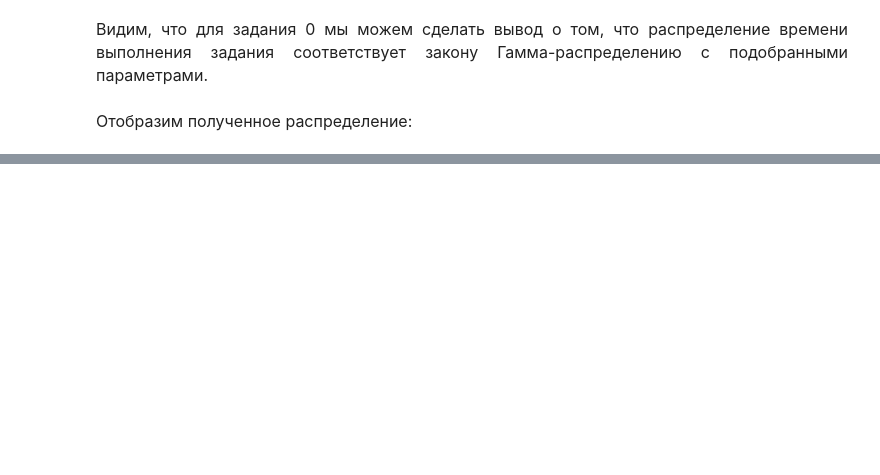
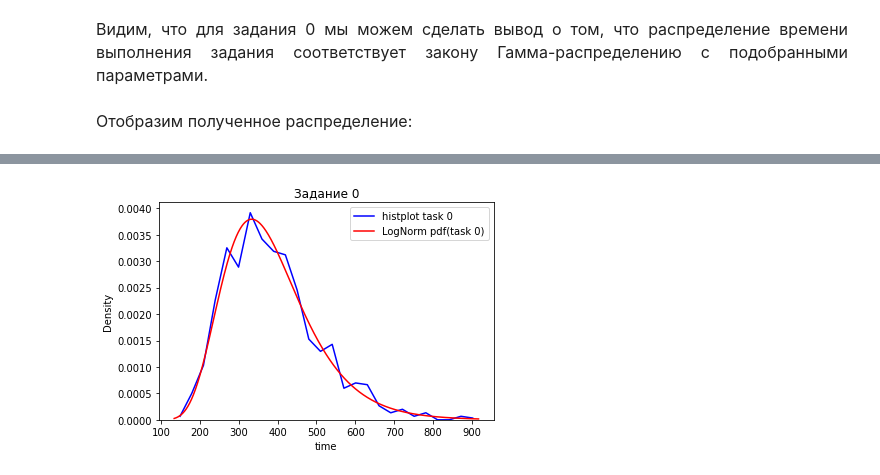
Before and after one commit to JacKira/SDO, a Jupyter notebook: Hypothesis_Feyzullin.ipynb, the cells around one changed output, grey strips where cells are left out. Drawn from its saved outputs; the diff is of its cells as text; code cells hidden in the pictures; blank space fills up the shorter version.

Commit message:
Added Log Norm

```diff
--- a/Hypothesis_Feyzullin.ipynb
+++ b/Hypothesis_Feyzullin.ipynb
@@ -256,3 +332,35 @@ plt.savefig('gamma_est_plot.png')
+# %%
+
+intervals = [df[task_number].min()]
+for q in np.arange(0.1, 1, 0.1):
+    intervals.append(round(np.quantile(df[task_number], q), 0))
+intervals.append(df[task_number].max())
+observations = []
+for i in range(len(intervals) - 1):
+    observations.append(len(df[task_number][(df[task_number] >= intervals[i]) & (df[task_number] <= intervals[i + 1])]))
+
+
+# Составляем теоретических ветор частот
+n = np.sum(observations)
+theory = []
+for i in range(len(intervals) - 2):
+    p = stats.lognorm.cdf(x=intervals[i + 1], s=a, loc=loc2, scale=scale2) - stats.lognorm.cdf(x=intervals[i], s=a, loc=loc2, scale=scale2)
+    theory.append(int(round(p*n, 0)))
+p = 1 - stats.lognorm.cdf(x=intervals[-2], s=a, loc=loc2, scale=scale2)
+theory.append(n - np.sum(theory))
+
+
+fig, ax = plt.subplots()
+ax.set_title(f'Задание {task_number}')
+sns.histplot(data=df[task_number], color='b', element='poly', fill=False, stat='density', label=f'histplot task {task_number}', ax=ax)
+
+lnorm = stats.lognorm(s=a, loc=loc2, scale=scale2)
+x = np.linspace(min(intervals), max(intervals), 1000)
+sns.lineplot(x=x, y=lnorm.pdf(x), color='r', label=f'LogNorm pdf(task {task_number})', ax=ax)
+ax.set_xlabel('time');
+plt.savefig('/lognorm_est_plot.png')
+# %% [output]
+[figure, added]
 # %% [markdown]
 <p style = 'text-align:justify'><font size = "3"  face = 'Times New Roman'>Отобразим полученное распределение:<br>Как видно, подобранное Гамма распределение достаточно хорошо описыват распределение времени выполнения задания 0</font>
 <div>
```
Also changed, not shown: parts of 22 cells of this notebook.
